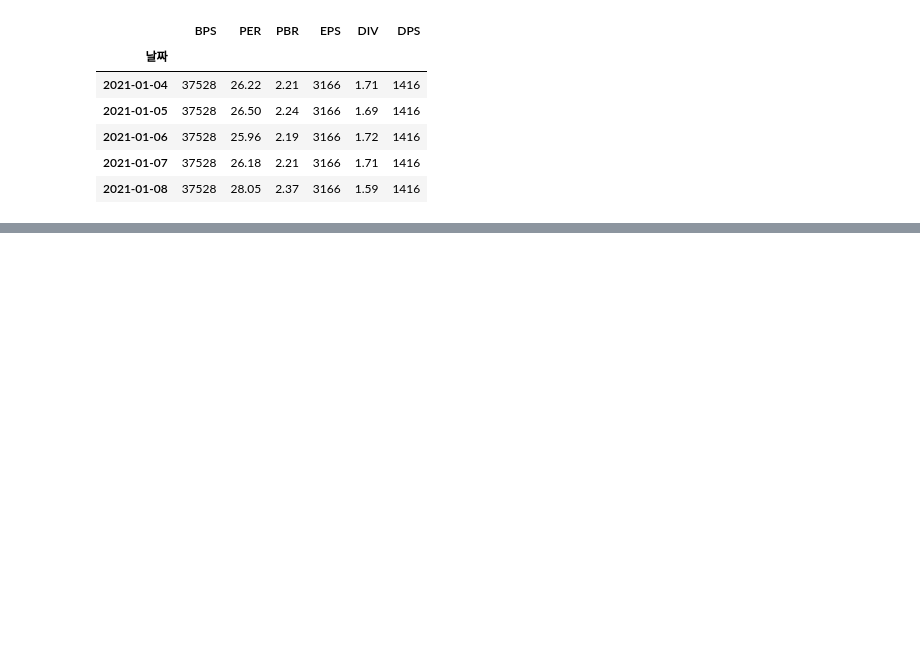
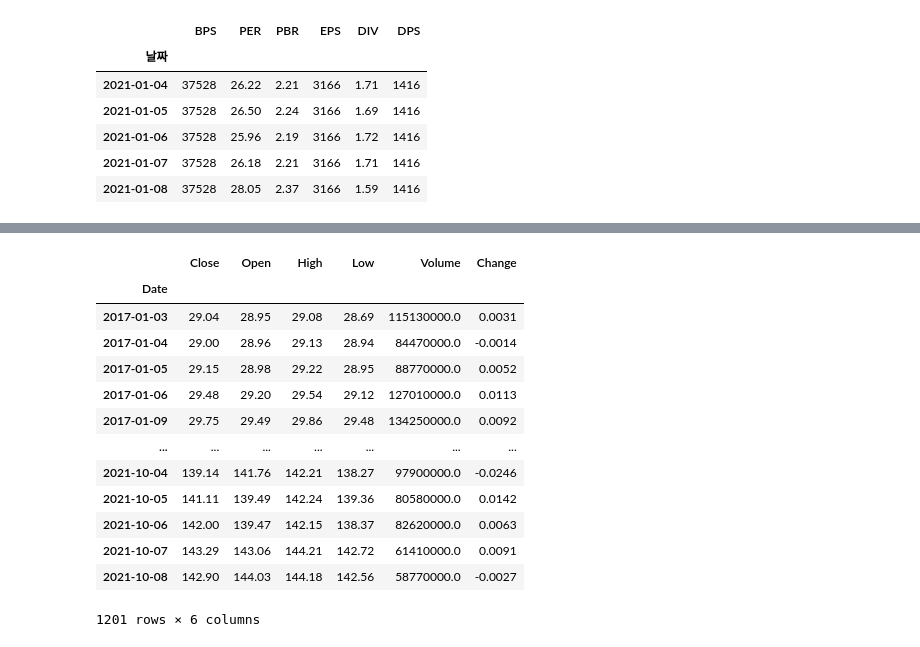
Before and after one commit to sharebook-kr/book-pandas-for-finance, a Jupyter notebook: ch09/09.ipynb, the cells around one changed output, grey strips where cells are left out. Saved outputs shown, nothing was run; the diff lists cells and outputs as text; code cells hidden in the pictures; blank space fills up the shorter version.

```diff
--- a/ch09/09.ipynb
+++ b/ch09/09.ipynb
@@ -182,0 +222,18 @@ df.head()
+# %%
+df = fdr.DataReader(symbol="AAPL", start="2017")
+df
+# %% [output]
+|  | Close | Open | High | Low | Volume | Change |
+| Date |  |  |  |  |  |  |
+| 2017-01-03 | 29.04 | 28.95 | 29.08 | 28.69 | 115130000.0 | 0.0031 |
+| 2017-01-04 | 29.00 | 28.96 | 29.13 | 28.94 | 84470000.0 | -0.0014 |
+| 2017-01-05 | 29.15 | 28.98 | 29.22 | 28.95 | 88770000.0 | 0.0052 |
+| 2017-01-06 | 29.48 | 29.20 | 29.54 | 29.12 | 127010000.0 | 0.0113 |
+| 2017-01-09 | 29.75 | 29.49 | 29.86 | 29.48 | 134250000.0 | 0.0092 |
+| ... | ... | ... | ... | ... | ... | ... |
+| 2021-10-04 | 139.14 | 141.76 | 142.21 | 138.27 | 97900000.0 | -0.0246 |
+| 2021-10-05 | 141.11 | 139.49 | 142.24 | 139.36 | 80580000.0 | 0.0142 |
+| 2021-10-06 | 142.00 | 139.47 | 142.15 | 138.37 | 82620000.0 | 0.0063 |
+| 2021-10-07 | 143.29 | 143.06 | 144.21 | 142.72 | 61410000.0 | 0.0091 |
+| 2021-10-08 | 142.90 | 144.03 | 144.18 | 142.56 | 58770000.0 | -0.0027 |
+1201 rows × 6 columns
```
Also changed, not shown: parts of 6 cells of this notebook, 4 other files.
